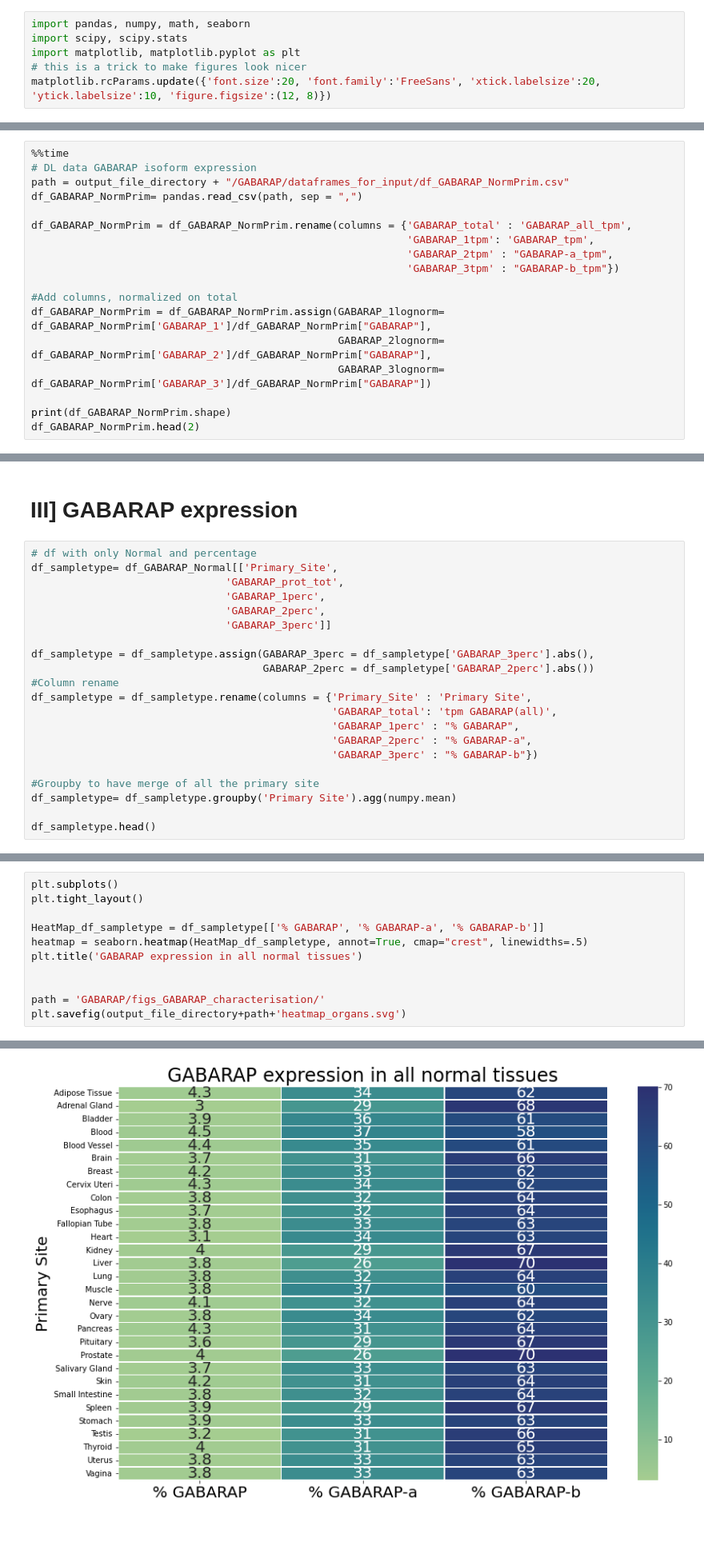
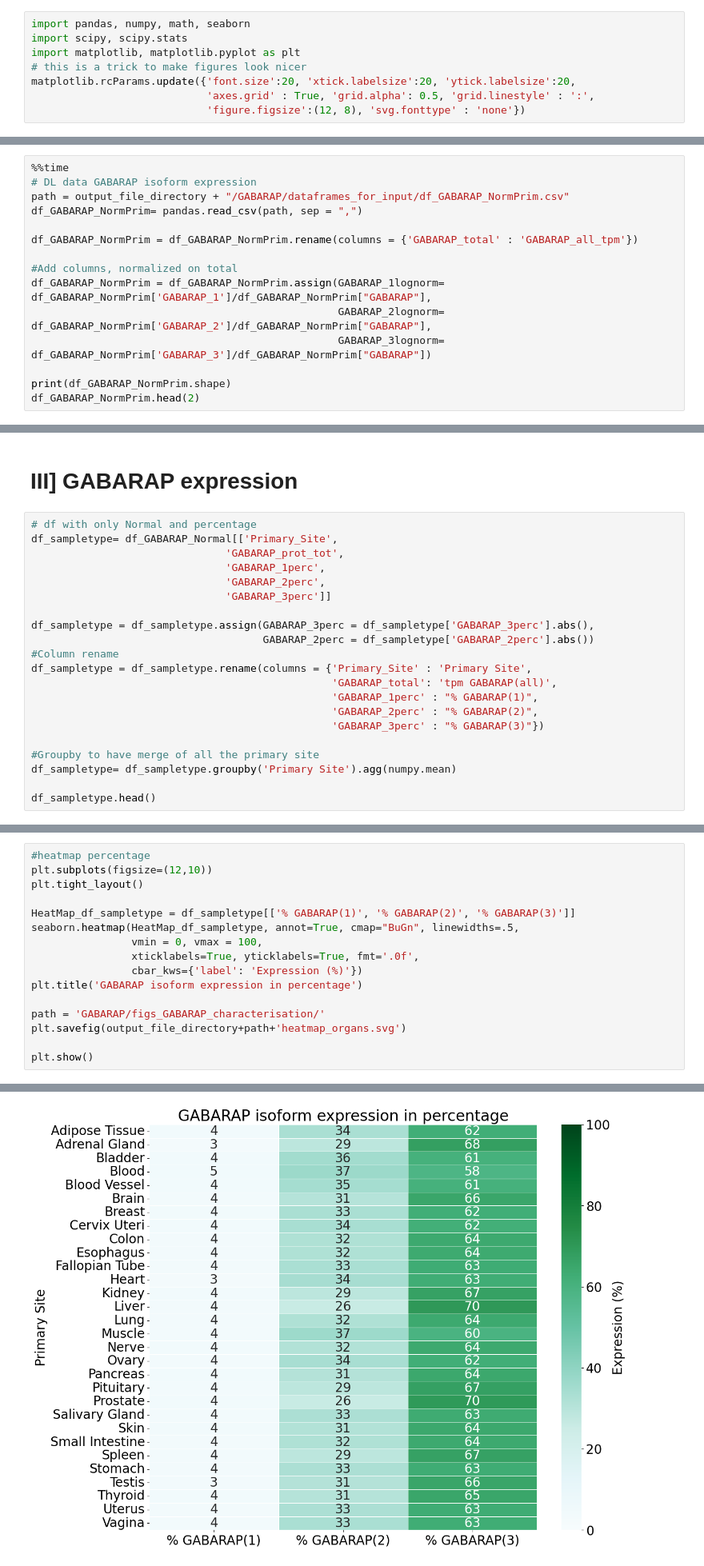
Before and after one commit to Keviosta/PhD_ATG7, a Jupyter notebook: GABARAP/gabarap_all_tissue/GABARAP_characterisation/all_organs_GABARAPL_characterisation.ipynb, the cells around one changed output, grey strips where cells are left out. Shown at 80% size. Cells and saved outputs as stored; diff of their text form; blank space fills up the shorter version.

```diff
--- a/GABARAP/gabarap_all_tissue/GABARAP_characterisation/all_organs_GABARAPL_characterisation.ipynb
+++ b/GABARAP/gabarap_all_tissue/GABARAP_characterisation/all_organs_GABARAPL_characterisation.ipynb
@@ -5,7 +5,9 @@ import pandas, numpy, math, seaborn
 import scipy, scipy.stats
 import matplotlib, matplotlib.pyplot as plt
 # this is a trick to make figures look nicer
-matplotlib.rcParams.update({'font.size':20, 'font.family':'FreeSans', 'xtick.labelsize':20, 'ytick.labelsize':10, 'figure.figsize':(12, 8)})
+matplotlib.rcParams.update({'font.size':20, 'xtick.labelsize':20, 'ytick.labelsize':20,
+                            'axes.grid' : True, 'grid.alpha': 0.5, 'grid.linestyle' : ':',
+                            'figure.figsize':(12, 8), 'svg.fonttype' : 'none'})
 # %% [markdown]
 ## functions & options
 # %%
@@ -20,10 +22,7 @@ output_file_directory = '/Users/kja11/OneDrive - Háskóli Íslands/PhD ATG7/0 i
 path = output_file_directory + "/GABARAP/dataframes_for_input/df_GABARAP_NormPrim.csv"
 df_GABARAP_NormPrim= pandas.read_csv(path, sep = ",")
 
-df_GABARAP_NormPrim = df_GABARAP_NormPrim.rename(columns = {'GABARAP_total' : 'GABARAP_all_tpm',
-                                                            'GABARAP_1tpm': 'GABARAP_tpm',
-                                                            'GABARAP_2tpm' : "GABARAP-a_tpm",
-                                                            'GABARAP_3tpm' : "GABARAP-b_tpm"})
+df_GABARAP_NormPrim = df_GABARAP_NormPrim.rename(columns = {'GABARAP_total' : 'GABARAP_all_tpm'})
 
 #Add columns, normalized on total
 df_GABARAP_NormPrim = df_GABARAP_NormPrim.assign(GABARAP_1lognorm= df_GABARAP_NormPrim['GABARAP_1']/df_GABARAP_NormPrim["GABARAP"],
@@ -81,9 +80,9 @@ df_sampletype = df_sampletype.assign(GABARAP_3perc = df_sampletype['GABARAP_3per
 #Column rename
 df_sampletype = df_sampletype.rename(columns = {'Primary_Site' : 'Primary Site',
                                                 'GABARAP_total': 'tpm GABARAP(all)',
-                                                'GABARAP_1perc' : "% GABARAP",
-                                                'GABARAP_2perc' : "% GABARAP-a",
-                                                'GABARAP_3perc' : "% GABARAP-b"})
+                                                'GABARAP_1perc' : "% GABARAP(1)",
+                                                'GABARAP_2perc' : "% GABARAP(2)",
+                                                'GABARAP_3perc' : "% GABARAP(3)"})
 
 #Groupby to have merge of all the primary site
 df_sampletype= df_sampletype.groupby('Primary Site').agg(numpy.mean)
@@ -98,14 +97,19 @@ df_sampletype.head()
 | Blood | 1029.870435 | 4.548531 | 37.047484 | 58.403985 |
 | Blood Vessel | 736.307388 | 4.354190 | 34.710374 | 60.935436 |
 # %%
-plt.subplots()
+#heatmap percentage
+plt.subplots(figsize=(12,10))
 plt.tight_layout()
 
-HeatMap_df_sampletype = df_sampletype[['% GABARAP', '% GABARAP-a', '% GABARAP-b']]
-heatmap = seaborn.heatmap(HeatMap_df_sampletype, annot=True, cmap="crest", linewidths=.5)
-plt.title('GABARAP expression in all normal tissues')
-
+HeatMap_df_sampletype = df_sampletype[['% GABARAP(1)', '% GABARAP(2)', '% GABARAP(3)']]
+seaborn.heatmap(HeatMap_df_sampletype, annot=True, cmap="BuGn", linewidths=.5,
+                vmin = 0, vmax = 100,
+                xticklabels=True, yticklabels=True, fmt='.0f',
+                cbar_kws={'label': 'Expression (%)'})
+plt.title('GABARAP isoform expression in percentage')
 
 path = 'GABARAP/figs_GABARAP_characterisation/'
 plt.savefig(output_file_directory+path+'heatmap_organs.svg')
+
+plt.show()
 # %% [output]
@@ -115,4 +116,4 @@ findfont: Font family ['FreeSans'] not found. Falling back to DejaVu Sans.
-[figure, old version]
+[figure, new version]
 # %%
 # df with only Normal
 hist_df_sampletype = df_sampletype.reset_index()
```
Also changed, not shown: parts of 8 cells of this notebook, 1 other file.
